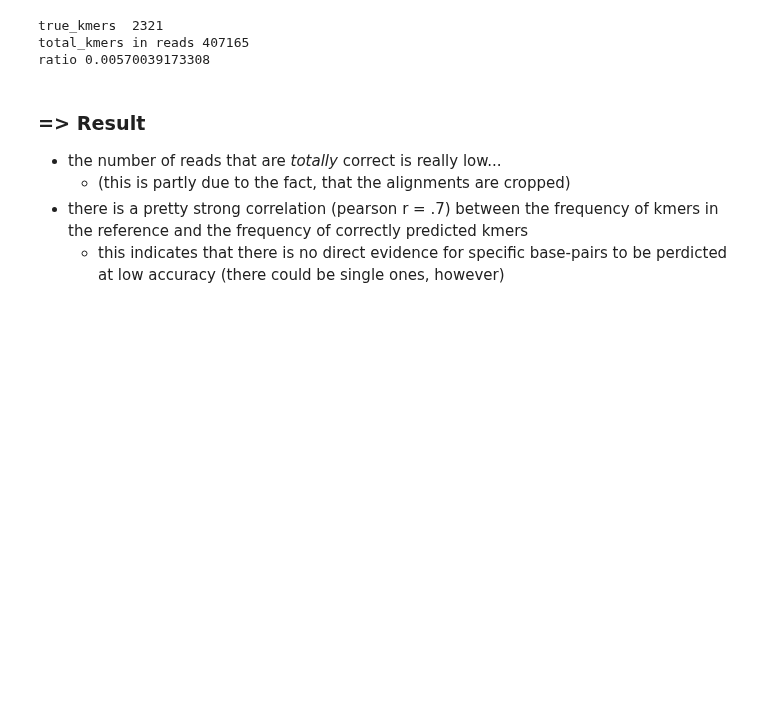
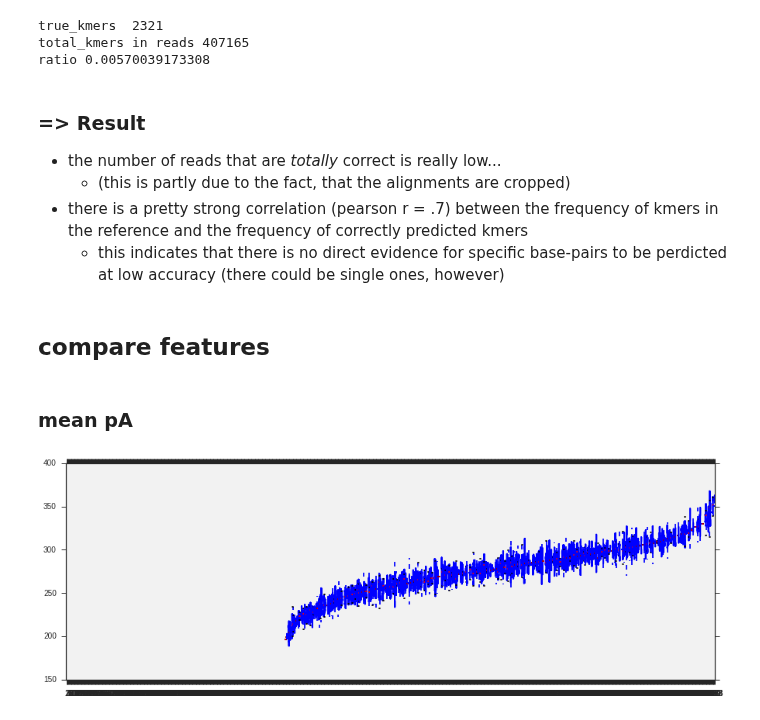
Before and after one commit to grst/nanopore-notebooks, a Jupyter notebook: notebooks/kmer analysis.ipynb, the cells around one changed output. Cells and saved outputs as stored; diff of their text form; code cells hidden in the pictures; blank space fills up the shorter version.

Commit message:
added sorted boxplots to analysis

```diff
--- a/notebooks/kmer analysis.ipynb
+++ b/notebooks/kmer analysis.ipynb
@@ -217,6 +217,7 @@ for file in file_data:
     ts = alignment.aligned_target_sequence #the called seq
     for ev in events[pos_kmer:]:
         i_seq += gapmove(i_seq, ts, ev["move"])
+        ev["channel"] = file["channel"]
 
         q_kmer = qs[i_seq:i_seq+5]
         t_kmer = ts[i_seq:i_seq+5]
@@ -314,3 +315,26 @@ ratio 0.00570039173308
     * (this is partly due to the fact, that the alignments are cropped)
 * there is a pretty strong correlation (pearson r = .7) between the frequency of kmers in the reference and the frequency of correctly predicted kmers
     * this indicates that there is no direct evidence for specific base-pairs to be perdicted at low accuracy (there could be single ones, however)
+# %% [markdown]
+## compare features
+# %%
+def sorted_boxplot(ordered_dict):
+    map2 = OrderedDict(sorted(ordered_dict.items(), key=lambda x : 0 if len(x[1]) == 0 else np.mean(x[1])))
+    fig, ax = subplots(figsize = (15, 5))
+    boxplot(list(map2.values()), list(map2.keys()))
+    fig.show()
+# %% [markdown]
+### mean pA
+# %%
+pa_map = {}
+for kmer, events in ev_map.items():
+    kmer_means = []
+    for ev in events:
+        l, r = ev["start"], ev["end"]
+        ch = ev["channel"]
+        kmer_means.append(np.mean(all_raw[ch][l:r]))
+    pa_map[kmer] = kmer_means
+# %%
+sorted_boxplot(pa_map)
+# %% [output]
+[figure, added]
```
Also changed, not shown: parts of 4 cells of this notebook.
